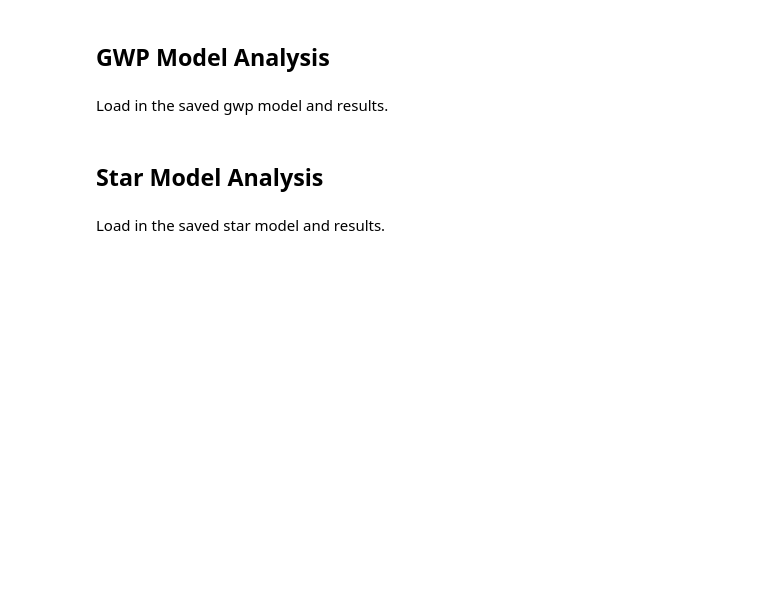
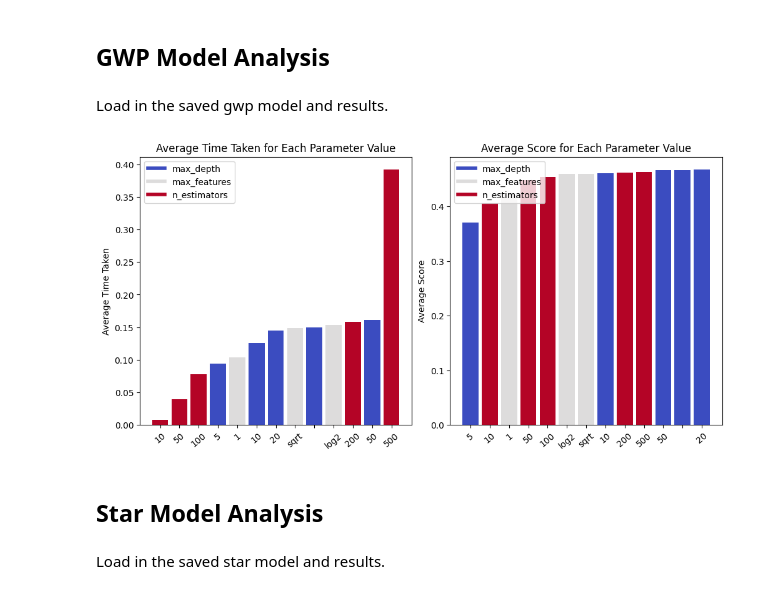
Before and after one commit to TNicko/DataMiningML, a Jupyter notebook: task3_3.ipynb, the cells around one changed output. Drawn from its saved outputs; the diff is of its cells as text; code cells hidden in the pictures; blank space fills up the shorter version.

```diff
--- a/task3_3.ipynb
+++ b/task3_3.ipynb
@@ -129,6 +112,11 @@ Load in the saved gwp model and results.
 gwp_model = Model()
 gwp_model.load_model('models/gwp/rfr.pkl')
 gwp_model.load_results('results/gwp/rfr.pkl')
+# %%
+gwp_configurations = gwp_model.get_configurations(sort_by='Score', n_results=250, ascending=False)
+bar_plot_avg_metrics(gwp_configurations)
+# %% [output]
+[figure, added]
 # %% [markdown]
 ## Star Model Analysis
 # %% [markdown]
```
Also changed, not shown: parts of 8 cells of this notebook, 5 other files.
